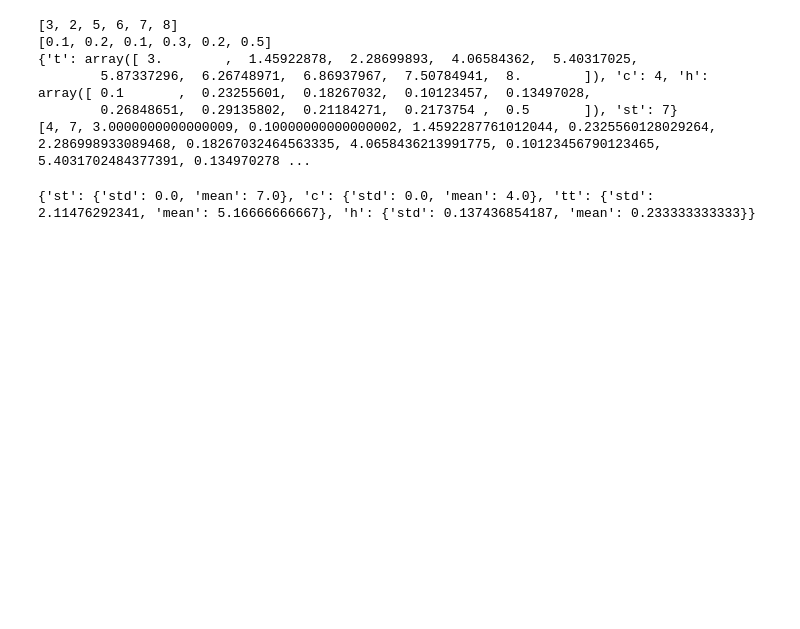
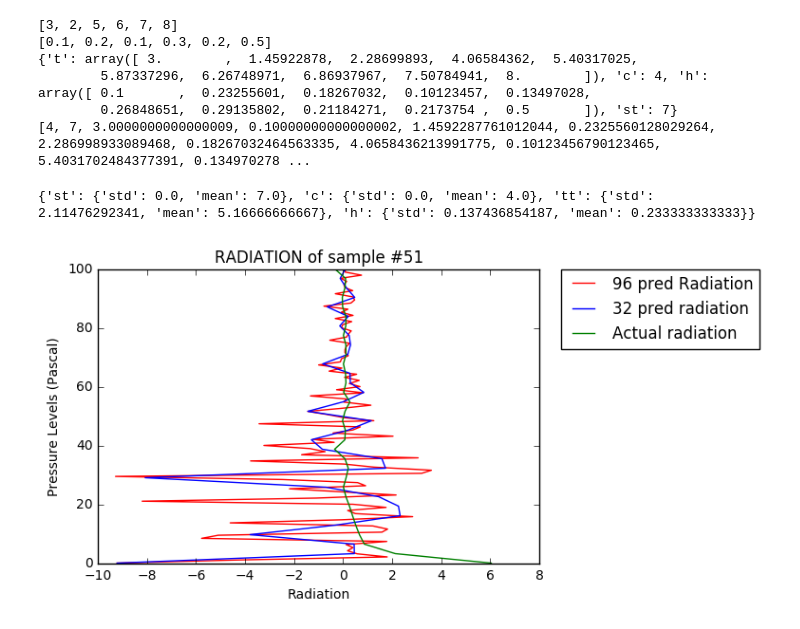
Before and after one commit to adamalpi/radnet, a Jupyter notebook: helpers/plots.ipynb, the cells around one changed output. Drawn from its saved outputs; the diff is of its cells as text; code cells hidden in the pictures; blank space fills up the shorter version.

```diff
--- a/helpers/plots.ipynb
+++ b/helpers/plots.ipynb
@@ -302,3 +302,60 @@ STATISTIC_PARAMS = {
 print(STATISTIC_PARAMS)
 # %% [output]
 {'st': {'std': 0.0, 'mean': 7.0}, 'c': {'std': 0.0, 'mean': 4.0}, 'tt': {'std': 2.11476292341, 'mean': 5.16666666667}, 'h': {'std': 0.137436854187, 'mean': 0.233333333333}}
+# %%
+a = [ -9.21643353e+00,  -4.31916523e+00,   1.79325390e+00,   5.68692267e-01,
+   1.77378297e-01,   3.99593771e-01,   1.16679192e-01,   1.77548742e+00,
+  -5.77384233e+00,  -5.09784985e+00,   1.58213580e+00,   1.80916512e+00,
+   1.20977139e+00,  -4.60765171e+00,  -4.81177568e-02,   2.83333778e+00,
+   4.93577719e-01,   1.83461189e-01,   1.74709630e+00,   3.96263421e-01,
+  -8.19710350e+00,  -1.09395552e+00,   2.15849638e+00,  -1.66600943e-03,
+  -2.18897891e+00,   9.12252665e-01,   5.84957480e-01,  -2.47860146e+00,
+  -9.28318501e+00,   3.20092821e+00,   3.59741354e+00,   1.25461638e+00,
+   2.78487206e-02,  -3.77667522e+00,   3.05700922e+00,  -1.69484568e+00,
+  -7.35890865e-01,  -1.35704231e+00,  -3.23396683e+00,  -3.66407990e-01,
+  -1.21741819e+00,   2.03277564e+00,  -4.12799895e-01,   3.94906640e-01,
+   6.95998430e-01,  -3.43076563e+00,   1.24886203e+00,   9.56267118e-03,
+  -6.62173927e-01,  -1.44368672e+00,  -5.37701845e-02,   1.13169098e+00,
+   2.15928853e-02,   1.39395371e-01,  -1.33518159e+00,   8.22644472e-01,
+  -2.68376946e-01,   6.86999619e-01,   2.49330461e-01,   6.53327286e-01,
+   5.58822453e-02,   5.48907399e-01,  -5.73419631e-01,  -5.12916148e-02,
+  -1.00165761e+00,  -1.15157679e-01,  -6.97074831e-02,   2.09071517e-01,
+   7.07636476e-02,   7.43193999e-02,   1.32078230e-01,   2.67025113e-01,
+  -5.45344532e-01,   1.36537611e-01,   2.15331167e-01,   3.26457679e-01,
+  -7.16702119e-02,  -1.81481838e-02,   3.45655650e-01,  -3.23230505e-01,
+   4.02298898e-01,  -8.32304209e-02,   1.92133069e-01,  -7.85326004e-01,
+   3.13955337e-01,   4.67903197e-01,   3.89366448e-01,  -3.20446163e-01,
+   3.87024283e-01,   7.50219226e-02,   2.76375413e-02,   1.41673863e-01,
+  -9.93855000e-02,   7.47843266e-01,   7.90014267e-02,   8.71376395e-02]
+b = [ -9.21643353e+00,   4.55220996e-01,   4.46390421e-01,  -3.79494019e+00,
+  -3.18754094e-01,   2.32083540e+00,   2.25642000e+00,   1.44837175e+00,
+  -7.08744531e-01,  -8.07458561e+00,   1.72893273e+00,   1.57882741e+00,
+  -8.47168795e-01,  -1.29758607e+00,   1.82127718e-01,   1.14628395e+00,
+  -1.43804190e+00,   2.78580256e-03,   8.41912651e-01,   2.90036245e-01,
+   2.77559533e-01,  -8.32865697e-01,   1.89328927e-01,   2.98938515e-01,
+   2.43748183e-01,  -1.39777165e-01,   2.04980830e-01,  -6.45399525e-01,
+   4.71009267e-01,   1.36265270e-01,  -1.23253170e-01,   8.71376395e-02]
+real_radiation = [6.037945066746532, 2.1228856793235265, 0.8640300689689926, 0.6618190082806461,
+                      0.5130473130154292, 0.3811269633019385, 0.25694085064029254, 0.10987118219723872,
+                      0.008861691876843266, 0.11739100409387607, 0.20663198034698033, 0.07140419070477629,
+                      -0.35027406116947035, 0.06726209095091104, 0.08840671365240325, -0.02640802504034214,
+                      0.07425301417793244, 0.27522285162502996, 0.0198551347752886, 0.11234569358043611,
+                      0.09377283500063857, 0.010228888329093343, 0.11451592796917073, 0.10823494740708535,
+                      0.01005350757690271, 0.10595362060224307, 0.11087531461633414, -0.02115916479288688,
+                      -0.03511322336147305, 0.07028039501188008, 0.09930397875821231, -0.3387499429930506]
+
+y1 = np.linspace(0, 100, len(a))
+y2 = np.linspace(0, 100, len(b))
+
+plt.figure()
+plt.title("RADIATION of sample #{}".format(id_file))
+plt.xlabel("Radiation")
+plt.ylabel("Pressure Levels (Pascal)")
+plt.plot(a, y1, label="96 pred Radiation", color='red' )
+plt.plot(b, y2, label="32 pred radiation",color='blue')
+plt.plot(real_radiation, y2, label="Actual radiation",color='green')
+
+plt.legend(bbox_to_anchor=(1.05, 1), loc=2, borderaxespad=0.)
+plt.show()
+# %% [output]
+[figure, added]
```
Also changed, not shown: parts of 2 cells of this notebook, 2 other files.
